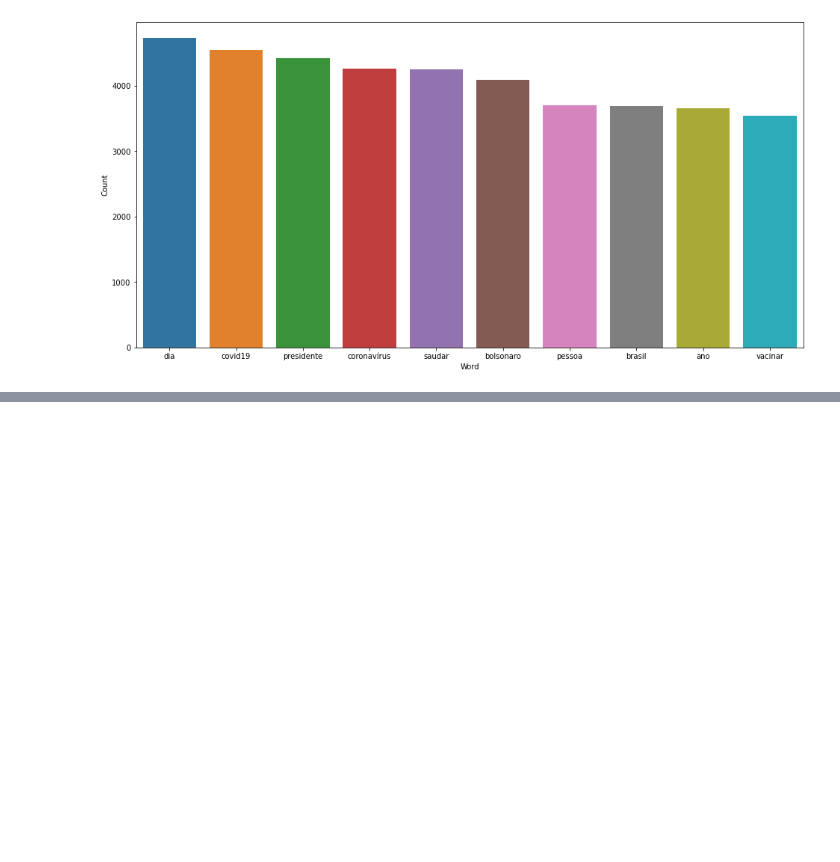
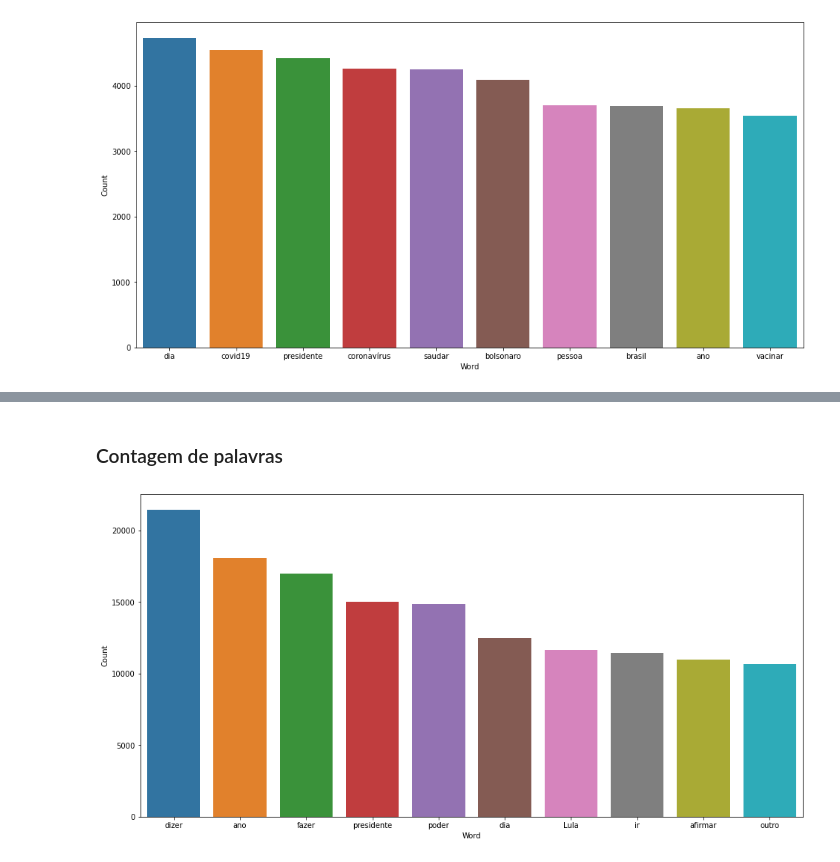
Before and after one commit to RodriguesRBruno/ProjetoMultidisciplinar, a Jupyter notebook: visualizations.ipynb, the cells around one changed output, grey strips where cells are left out. Cells and saved outputs as stored; diff of their text form; code cells hidden in the pictures; blank space fills up the shorter version.

```diff
--- a/visualizations.ipynb
+++ b/visualizations.ipynb
@@ -151,0 +166,7 @@ plot_word_counts(token_list, n=10)
+# %% [markdown]
+### Contagem de palavras
+# %%
+token_list = list([a for b in df_combined['lemmas_str'].str.split(' ').tolist() for a in b])
+plot_word_counts(token_list, n=10)
+# %% [output]
+[figure, added]
```
Also changed, not shown: parts of 6 cells of this notebook, 5 other files.
